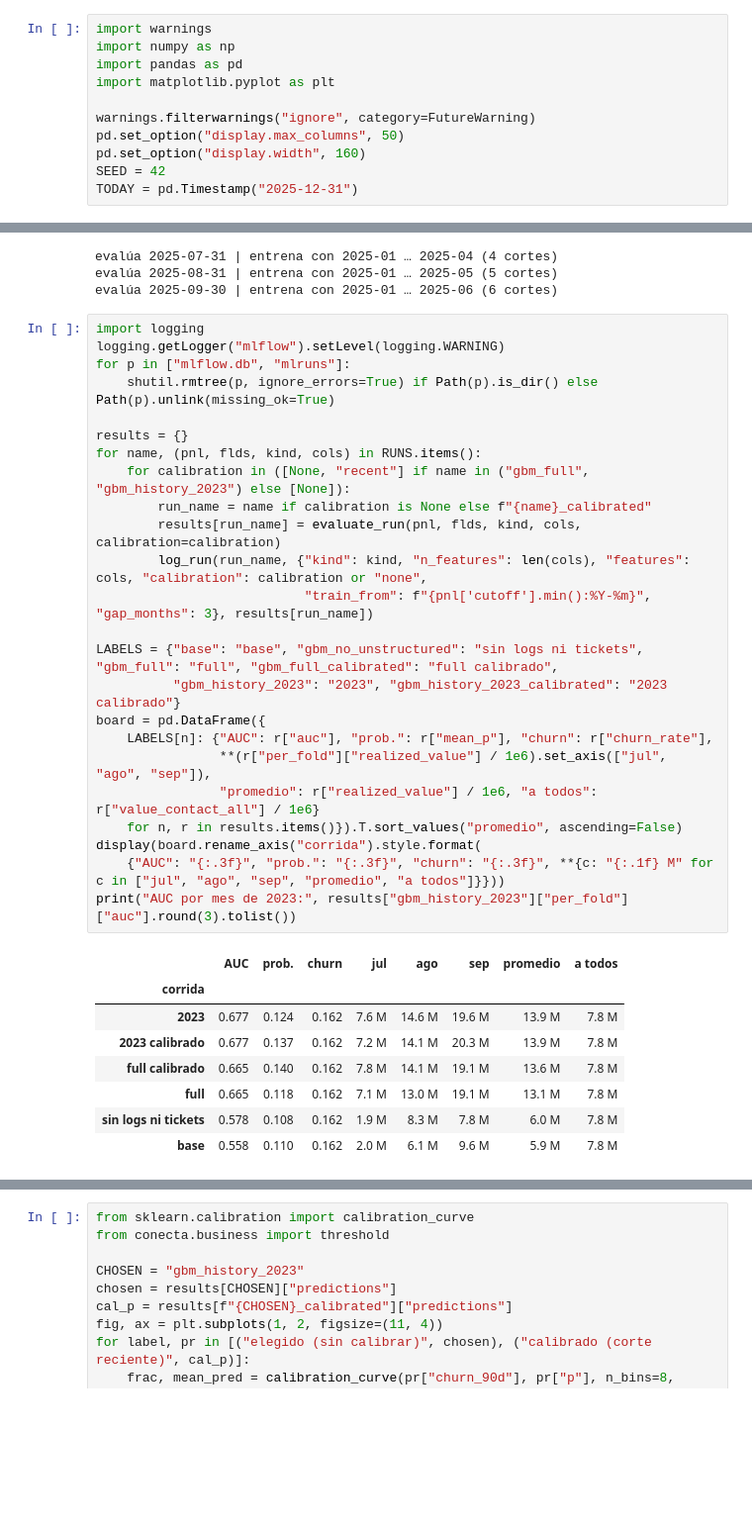
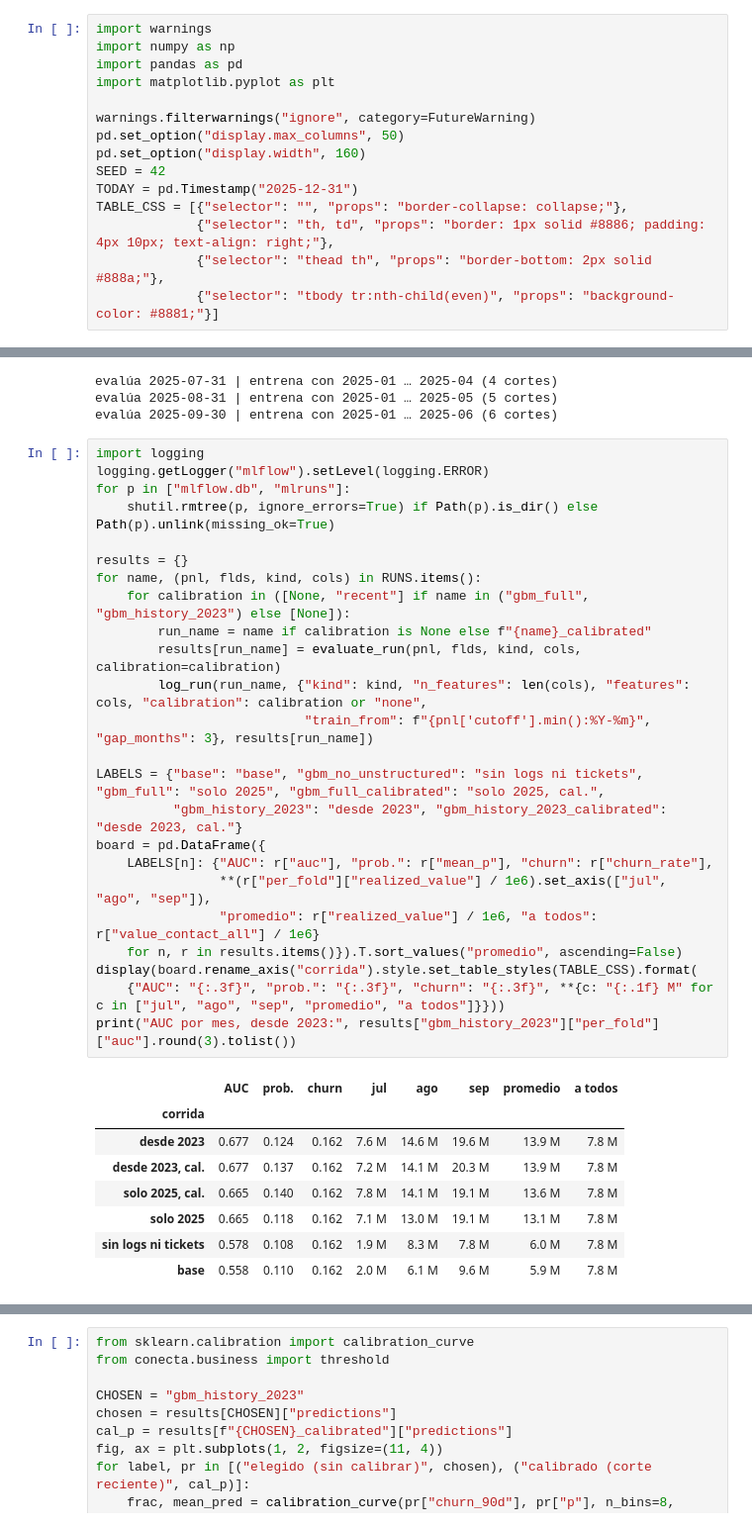
Before and after one commit to unfresh25/conecta-churn, a Jupyter notebook: solucion.ipynb, the cells around one changed output, grey strips where cells are left out. Shown at 99% size. Saved outputs shown, nothing was run; the diff lists cells and outputs as text; blank space fills up the shorter version.

```diff
--- a/solucion.ipynb
+++ b/solucion.ipynb
@@ -38,6 +38,10 @@ pd.set_option("display.max_columns", 50)
 pd.set_option("display.width", 160)
 SEED = 42
 TODAY = pd.Timestamp("2025-12-31")
+TABLE_CSS = [{"selector": "", "props": "border-collapse: collapse;"},
+             {"selector": "th, td", "props": "border: 1px solid #8886; padding: 4px 10px; text-align: right;"},
+             {"selector": "thead th", "props": "border-bottom: 2px solid #888a;"},
+             {"selector": "tbody tr:nth-child(even)", "props": "background-color: #8881;"}]
 # %% [markdown]
 ## 1. Datos y calidad
 
@@ -384,34 +395,34 @@ evalúa 2025-08-31 | entrena con 2025-01 … 2025-05 (5 cortes)
 evalúa 2025-09-30 | entrena con 2025-01 … 2025-06 (6 cortes)
 # %%
 import logging
-logging.getLogger("mlflow").setLevel(logging.WARNING)
+logging.getLogger("mlflow").setLevel(logging.ERROR)
 for p in ["mlflow.db", "mlruns"]:
     shutil.rmtree(p, ignore_errors=True) if Path(p).is_dir() else Path(p).unlink(missing_ok=True)
 
 results = {}
 for name, (pnl, flds, kind, cols) in RUNS.items():
     for calibration in ([None, "recent"] if name in ("gbm_full", "gbm_history_2023") else [None]):
         run_name = name if calibration is None else f"{name}_calibrated"
         results[run_name] = evaluate_run(pnl, flds, kind, cols, calibration=calibration)
         log_run(run_name, {"kind": kind, "n_features": len(cols), "features": cols, "calibration": calibration or "none",
                            "train_from": f"{pnl['cutoff'].min():%Y-%m}", "gap_months": 3}, results[run_name])
 
-LABELS = {"base": "base", "gbm_no_unstructured": "sin logs ni tickets", "gbm_full": "full", "gbm_full_calibrated": "full calibrado",
-          "gbm_history_2023": "2023", "gbm_history_2023_calibrated": "2023 calibrado"}
+LABELS = {"base": "base", "gbm_no_unstructured": "sin logs ni tickets", "gbm_full": "solo 2025", "gbm_full_calibrated": "solo 2025, cal.",
+          "gbm_history_2023": "desde 2023", "gbm_history_2023_calibrated": "desde 2023, cal."}
 board = pd.DataFrame({
     LABELS[n]: {"AUC": r["auc"], "prob.": r["mean_p"], "churn": r["churn_rate"],
                 **(r["per_fold"]["realized_value"] / 1e6).set_axis(["jul", "ago", "sep"]),
                 "promedio": r["realized_value"] / 1e6, "a todos": r["value_contact_all"] / 1e6}
     for n, r in results.items()}).T.sort_values("promedio", ascending=False)
-display(board.rename_axis("corrida").style.format(
+display(board.rename_axis("corrida").style.set_table_styles(TABLE_CSS).format(
     {"AUC": "{:.3f}", "prob.": "{:.3f}", "churn": "{:.3f}", **{c: "{:.1f} M" for c in ["jul", "ago", "sep", "promedio", "a todos"]}}))
-print("AUC por mes de 2023:", results["gbm_history_2023"]["per_fold"]["auc"].round(3).tolist())
+print("AUC por mes, desde 2023:", results["gbm_history_2023"]["per_fold"]["auc"].round(3).tolist())
 # %% [output]
 |  | AUC | prob. | churn | jul | ago | sep | promedio | a todos |
 | corrida |  |  |  |  |  |  |  |  |
-| 2023 | 0.677 | 0.124 | 0.162 | 7.6 M | 14.6 M | 19.6 M | 13.9 M | 7.8 M |
-| 2023 calibrado | 0.677 | 0.137 | 0.162 | 7.2 M | 14.1 M | 20.3 M | 13.9 M | 7.8 M |
-| full calibrado | 0.665 | 0.140 | 0.162 | 7.8 M | 14.1 M | 19.1 M | 13.6 M | 7.8 M |
-| full | 0.665 | 0.118 | 0.162 | 7.1 M | 13.0 M | 19.1 M | 13.1 M | 7.8 M |
+| desde 2023 | 0.677 | 0.124 | 0.162 | 7.6 M | 14.6 M | 19.6 M | 13.9 M | 7.8 M |
+| desde 2023, cal. | 0.677 | 0.137 | 0.162 | 7.2 M | 14.1 M | 20.3 M | 13.9 M | 7.8 M |
+| solo 2025, cal. | 0.665 | 0.140 | 0.162 | 7.8 M | 14.1 M | 19.1 M | 13.6 M | 7.8 M |
+| solo 2025 | 0.665 | 0.118 | 0.162 | 7.1 M | 13.0 M | 19.1 M | 13.1 M | 7.8 M |
 | sin logs ni tickets | 0.578 | 0.108 | 0.162 | 1.9 M | 8.3 M | 7.8 M | 6.0 M | 7.8 M |
 | base | 0.558 | 0.110 | 0.162 | 2.0 M | 6.1 M | 9.6 M | 5.9 M | 7.8 M |
```
Also changed, not shown: parts of 28 cells of this notebook.
